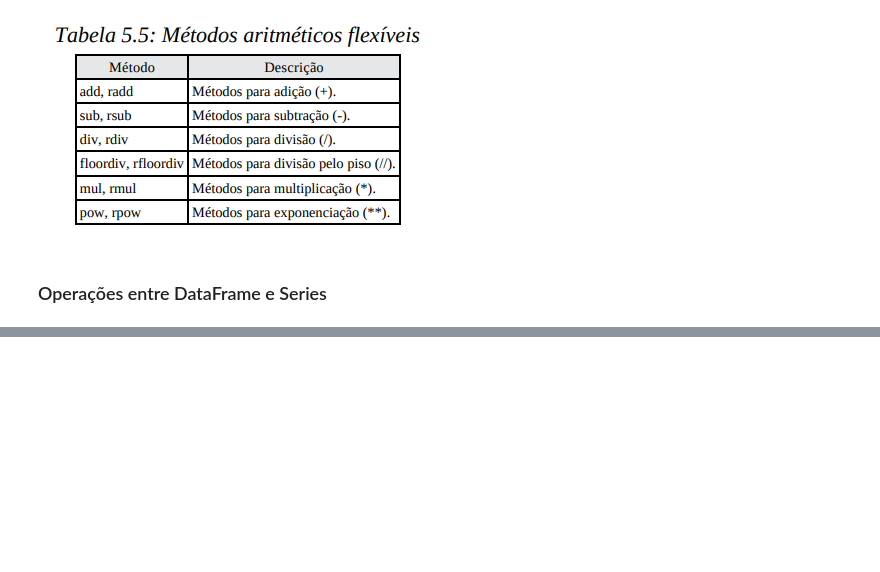
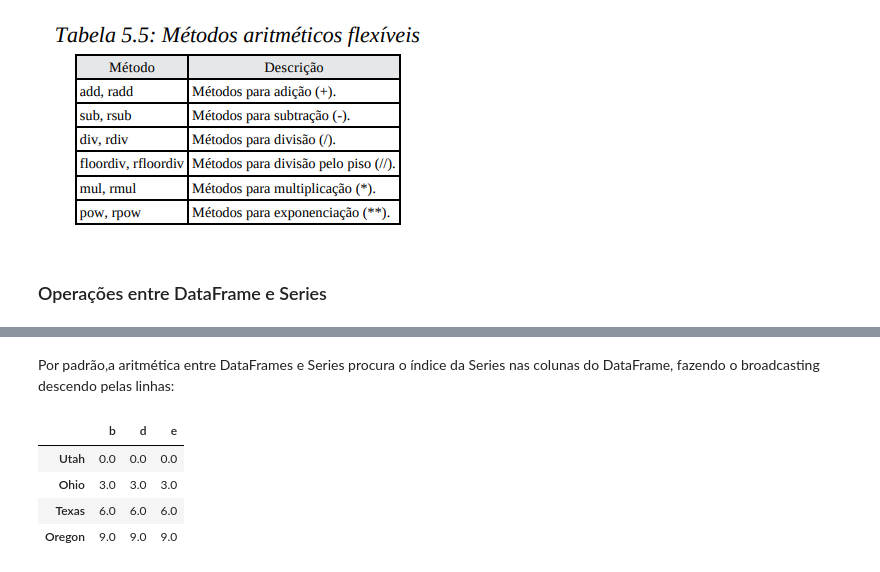
Before and after one commit to isaiassousa032/python-para-analise-de-dados-livro, a Jupyter notebook: Capitulo 5.ipynb, the cells around one changed output, grey strips where cells are left out. Saved outputs shown, nothing was run; the diff lists cells and outputs as text; code cells hidden in the pictures; blank space fills up the shorter version.

```diff
--- a/Capitulo 5.ipynb
+++ b/Capitulo 5.ipynb
@@ -1093,0 +1136,10 @@ df1.reindex(columns=df2.columns, fill_value=0)
+# %% [markdown]
+Por padrão,a aritmética entre DataFrames e Series procura o índice da Series nas colunas do DataFrame, fazendo o broadcasting descendo pelas linhas:
+# %%
+frame - series
+# %% [output]
+|  | b | d | e |
+| Utah | 0.0 | 0.0 | 0.0 |
+| Ohio | 3.0 | 3.0 | 3.0 |
+| Texas | 6.0 | 6.0 | 6.0 |
+| Oregon | 9.0 | 9.0 | 9.0 |
```
Also changed, not shown: parts of 16 cells of this notebook.
